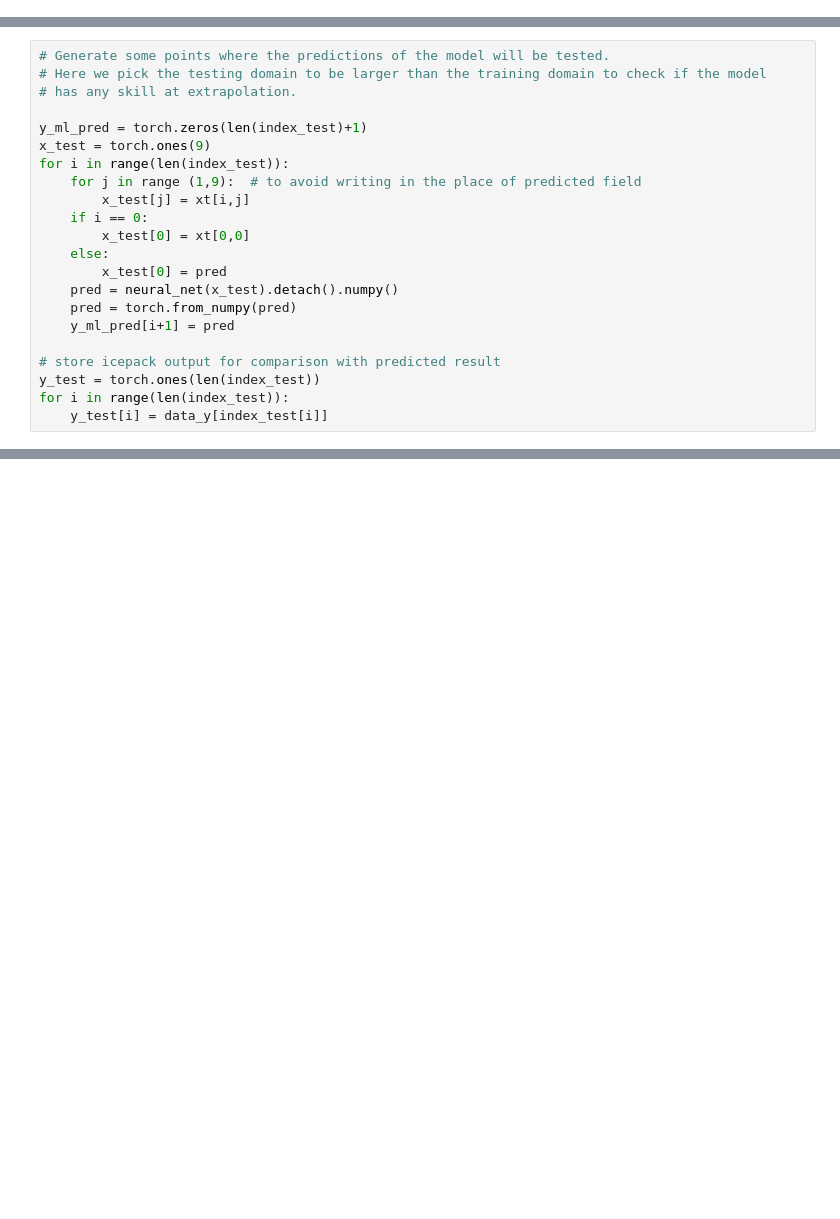
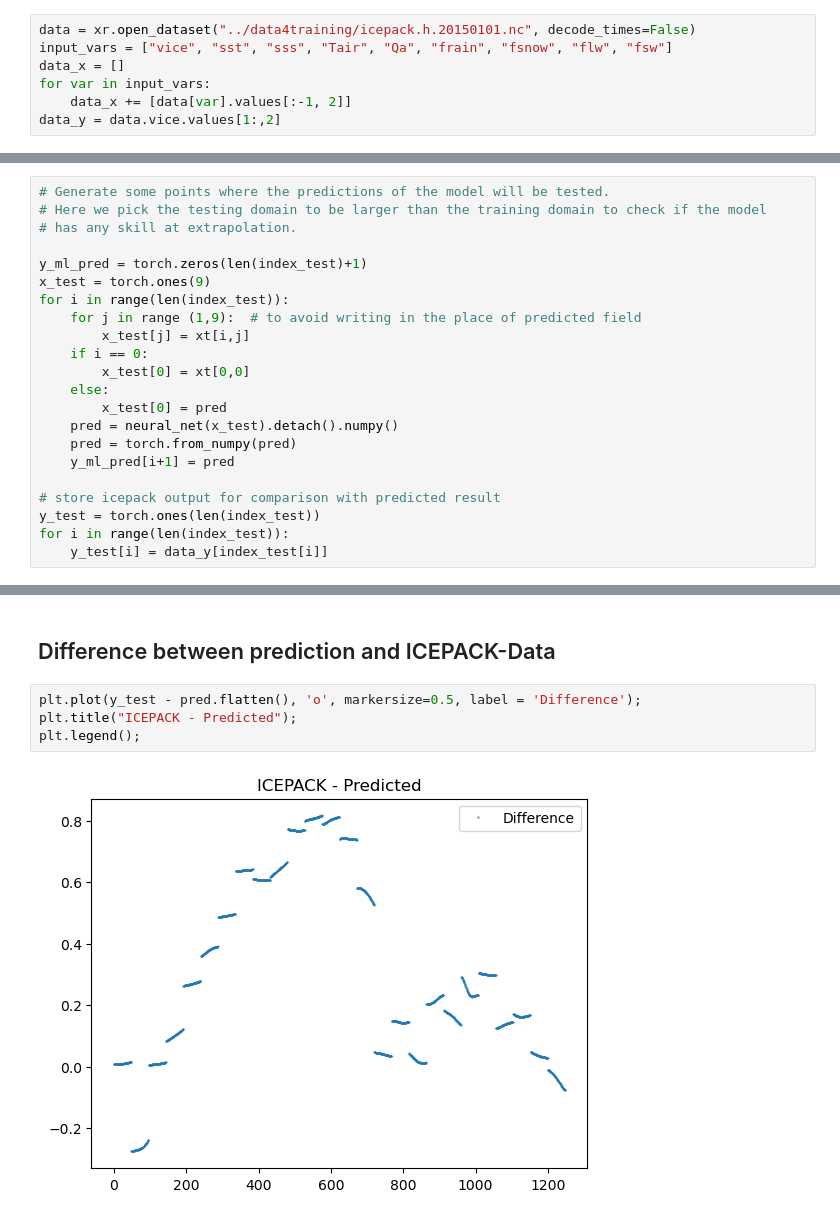
Before and after one commit to francescococetta/ictp2024_project10, a Jupyter notebook: scripts/1_hour_input_not_normalized.ipynb, the cells around one changed output, grey strips where cells are left out. Cells and saved outputs as stored; diff of their text form; blank space fills up the shorter version.

```diff
--- a/scripts/1_hour_input_not_normalized.ipynb
+++ b/scripts/1_hour_input_not_normalized.ipynb
@@ -24,0 +20,7 @@ index_test = [i for i in ind if i % 7 in [5,6]]
+# %%
+data = xr.open_dataset("../data4training/icepack.h.20150101.nc", decode_times=False)
+input_vars = ["vice", "sst", "sss", "Tair", "Qa", "frain", "fsnow", "flw", "fsw"]
+data_x = []
+for var in input_vars:
+    data_x += [data[var].values[:-1, 2]]
+data_y = data.vice.values[1:,2]
@@ -170,0 +237,8 @@ plt.legend()
+# %% [markdown]
+## Difference between prediction and ICEPACK-Data
+# %%
+plt.plot(y_test - pred.flatten(), 'o', markersize=0.5, label = 'Difference');
+plt.title("ICEPACK - Predicted");
+plt.legend();
+# %% [output]
+[figure, added]
```
Also changed, not shown: parts of 23 cells of this notebook.
